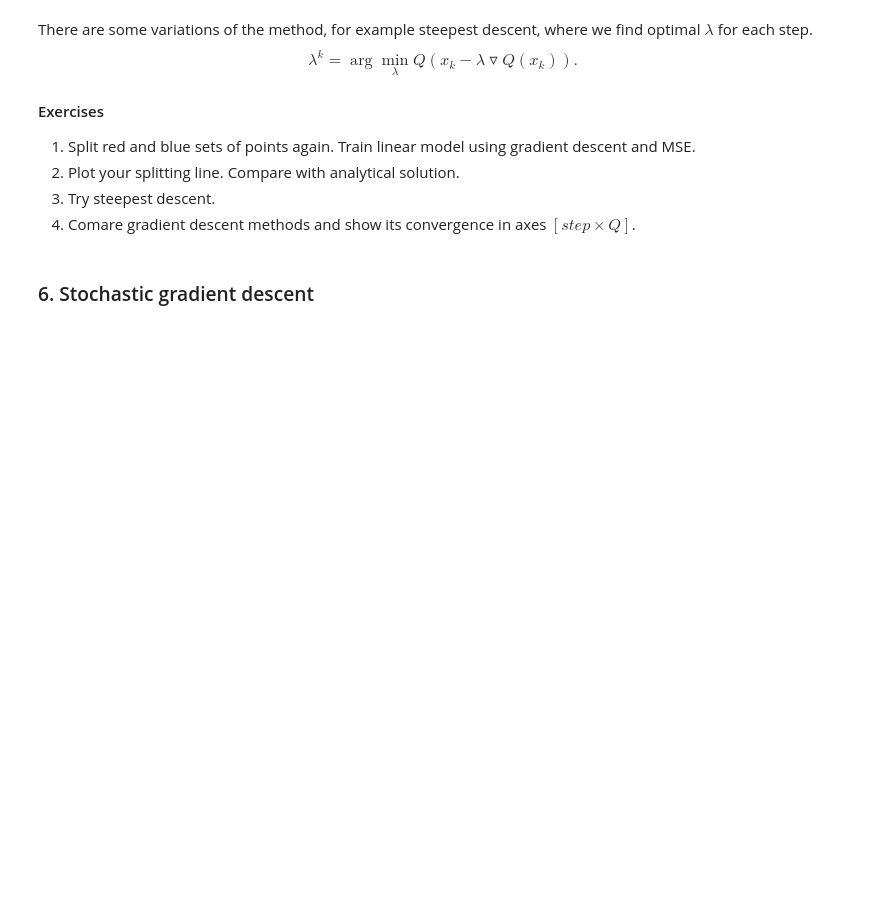
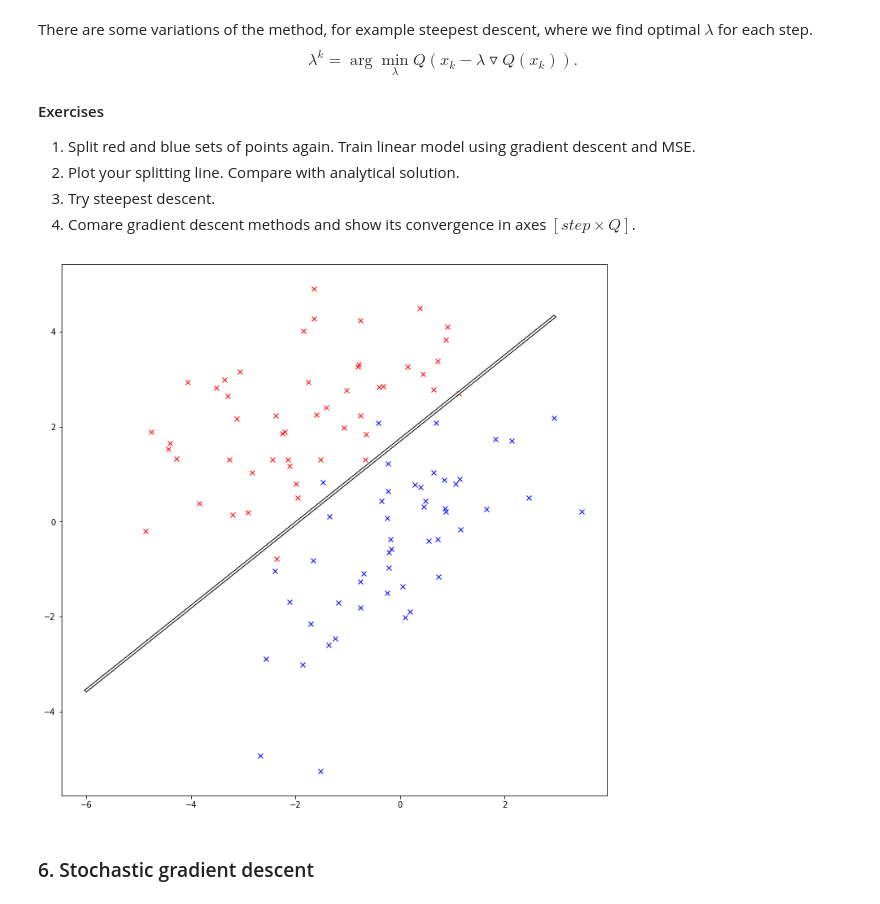
Before and after one commit to dgradoboev/Sonia, a Jupyter notebook: labs/lab-1-Copy1.ipynb, the cells around one changed output. Drawn from its saved outputs; the diff is of its cells as text; code cells hidden in the pictures; blank space fills up the shorter version.

```diff
--- a/labs/lab-1-Copy1.ipynb
+++ b/labs/lab-1-Copy1.ipynb
@@ -385,6 +386,57 @@ $$\lambda^{k} = \arg\min_{\lambda}Q(x_k - \lambda\triangledown Q(x_k)).$$
 2. Plot your splitting line. Compare with analytical solution.
 3. Try steepest descent.
 4. Comare gradient descent methods and show its convergence in axes $[step \times Q]$.
+# %%
+plt.figure(figsize=(12,12))
+cp = 50
+plusPoints = np.random.multivariate_normal([-2, 2], [[2, 1],[1, 2]], cp)
+minusPoints = np.random.multivariate_normal([0, 0], [[2, 1],[1, 2]], cp)
+
+Xtest = np.vstack((plusPoints, minusPoints))
+Xtest = np.hstack((np.ones((2*cp,1)), Xtest))
+
+Ytest = np.vstack((np.ones((cp, 1)), -np.ones((cp, 1))))
+
+wtest = np.dot(np.dot(np.linalg.inv(np.dot(Xtest.T, Xtest)), Xtest.T), Ytest)
+
+xRange = np.arange(-6, 3, 0.05)
+k = -wtest[1]/wtest[2]
+b = -wtest[0]/wtest[2]
+
+line = [k*x+b for x in xRange]
+
+
+plt.plot(plusPoints[:, 0], plusPoints[:, 1], "rx")
+plt.plot(minusPoints[:, 0], minusPoints[:, 1], "bx")
+plt.plot(xRange, line, color="black", linewidth=4)
+
+wGD = np.array([1., 1., 1.])
+eps = 1
+while (eps > 10**(-10)):
+    Lambda = 0.0001
+    gr=np.array([0.,0.,0.])
+    for i in range(2*cp):
+        xTMP = np.array([[1],[Xtest[i, 1]],[Xtest[i, 2]]])
+        gr[0] += 2*(np.dot(wGD, xTMP) - Ytest[i])
+        gr[1] += 2*Xtest[i, 1]*(np.dot(wGD, xTMP) - Ytest[i])
+        gr[2] += 2*Xtest[i, 2]*(np.dot(wGD, xTMP) - Ytest[i])
+    nextW = np.array([0., 0., 0.])
+    nextW[0] = wGD[0] - Lambda*gr[0]
+    nextW[1] = wGD[1] - Lambda*gr[1]
+    nextW[2] = wGD[2] - Lambda*gr[2]
+    eps = ((wGD[0] - nextW[0])**2 + (wGD[1] - nextW[1])**2 + (wGD[2] - nextW[2])**2)**0.5
+    wGD = nextW
+
+kGD = -wGD[1]/wGD[2]
+bGD = -wGD[0]/wGD[2]
+
+lineGD = [kGD*x+bGD for x in xRange]
+
+plt.plot(xRange, lineGD, color="white", linewidth=2)
+
+plt.show()
+# %% [output]
+[figure, added]
 # %% [markdown]
 ### 6. Stochastic gradient descent
 # %% [markdown]
```
Also changed, not shown: parts of 7 cells of this notebook.
